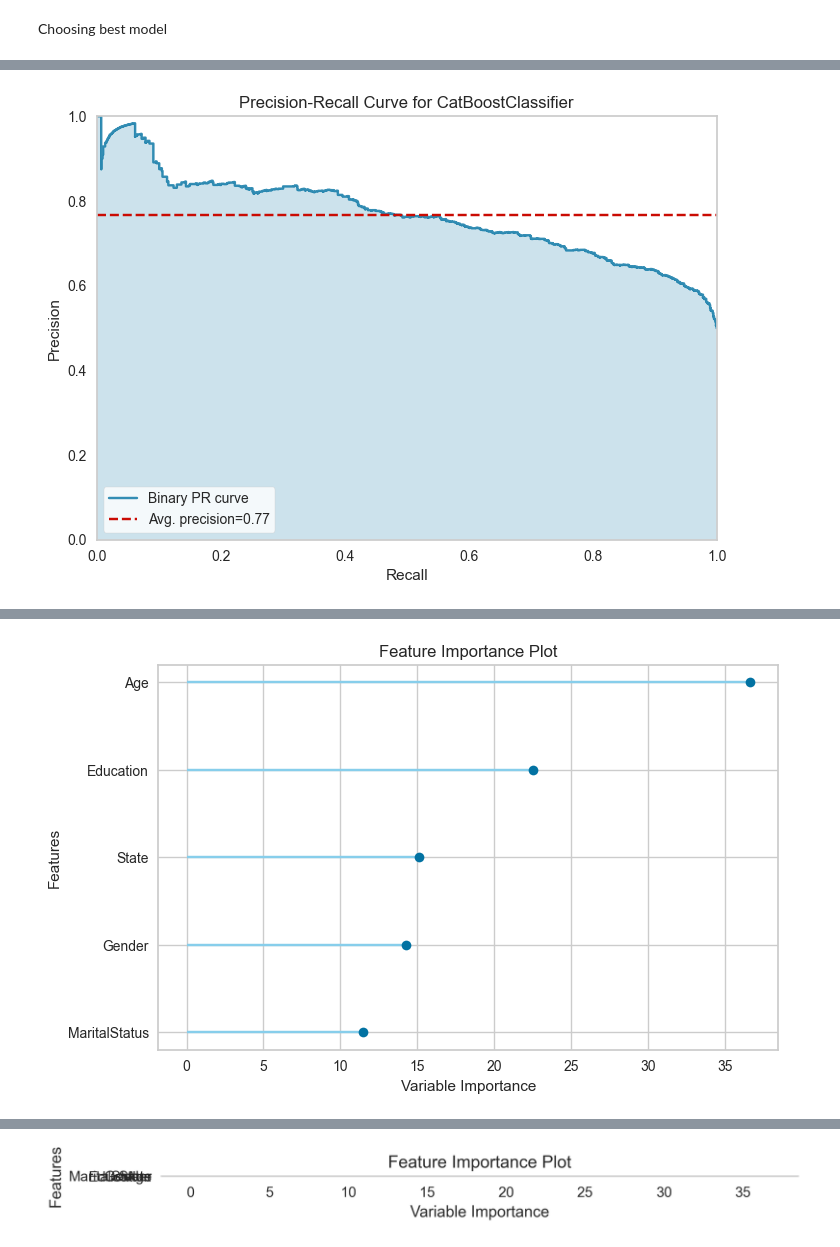
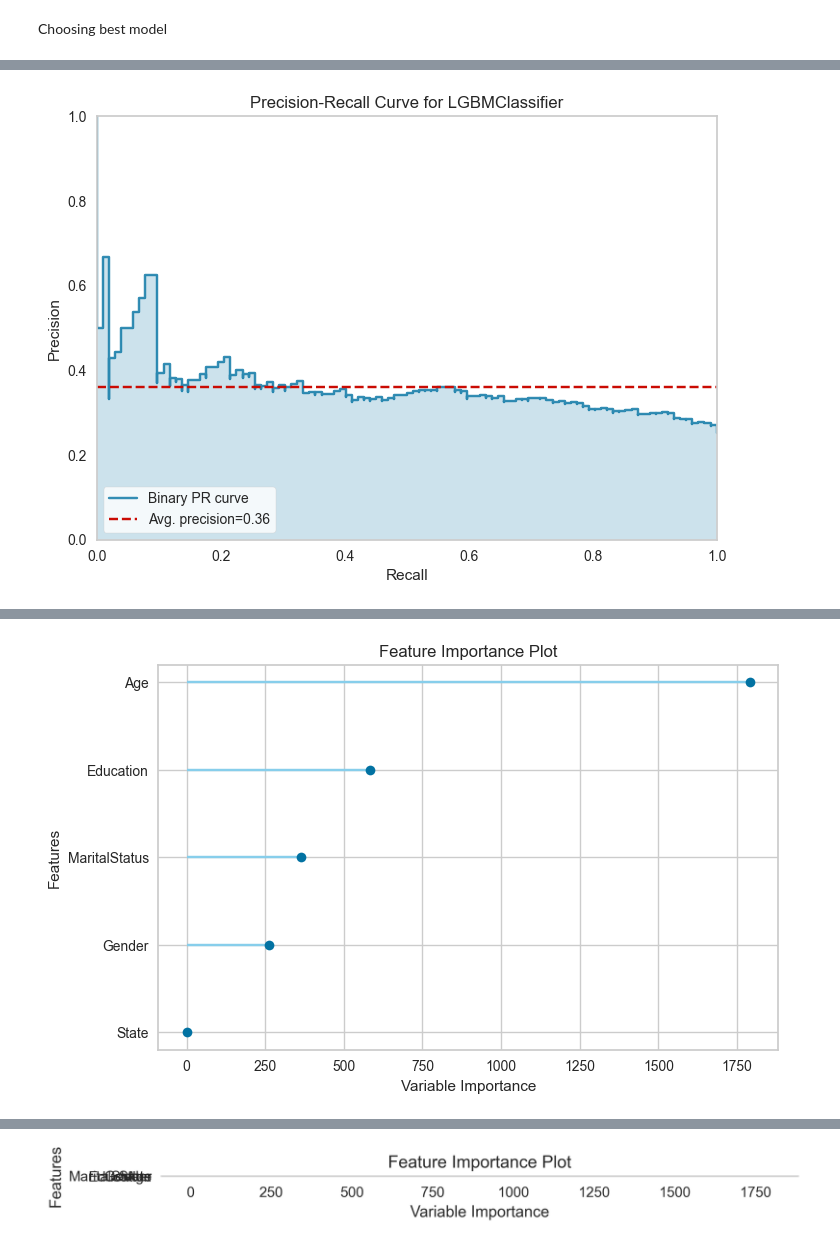
Before and after one commit to frazah/tobacco-analysis, a Jupyter notebook: src/notebooks/adults.ipynb, the cells around one changed output, grey strips where cells are left out. Saved outputs shown, nothing was run; the diff lists cells and outputs as text; code cells hidden in the pictures.

```diff
--- a/src/notebooks/adults.ipynb
+++ b/src/notebooks/adults.ipynb
@@ -70,6 +70,8 @@ def preprocess_dataframes(dataframes, common_columns):
     england_df["Gender"] = england_df["Gender"].map({"Male":1, "Female":2})
     england_df["MaritalStatus"] = england_df["Marital_Status"].map({"Single": 1, "Married": 2, "Separated":3, "Divorced": 4, "Widowed": 5})
     merged_df = pd.concat([merged_df, england_df])
+    merged_df = england_df
+
 
     return merged_df
 # %% [markdown]
@@ -101,8 +103,7 @@ merged_df = preprocess_dataframes(dataframes, common_columns)
 # %%
-
 merged_df = merged_df[['State', 'Age', 'Gender', 'Smoke', 'Education', 'MaritalStatus']]
 
-merged_df = merged_df.dropna()
+# merged_df = merged_df.dropna()
 
 #use IterativeImputer to fill missing values of Education and MaritalStatus
 #imp = IterativeImputer(max_iter=10, random_state=0)
@@ -237,7 +237,7 @@ pc.compare_models()
 Choosing best model
 # %%
 # Extra Trees Classifier
-model = pc.create_model('catboost')
+model = pc.create_model('lightgbm')
 
 
 # pc.plot_model(model, plot='auc')
@@ -272,8 +272,8 @@ print(unseen_predictions.head())
 [interactive output not drawn]
 [interactive output not drawn]
-[figure, old version]
+[figure, new version]
 [interactive output not drawn]
-[figure, old version]
+[figure, new version]
 [interactive output not drawn]
-[figure, old version]
+[figure, new version]
 [interactive output not drawn]
```
Also changed, not shown: parts of 10 cells of this notebook, 1 other file.
